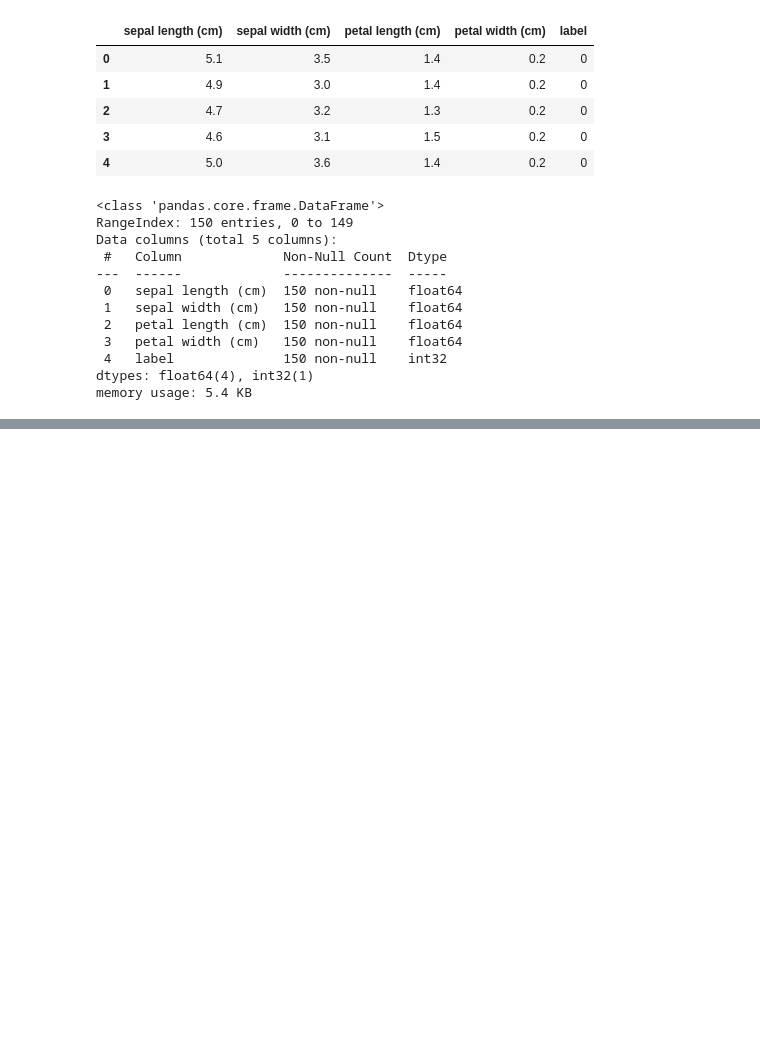
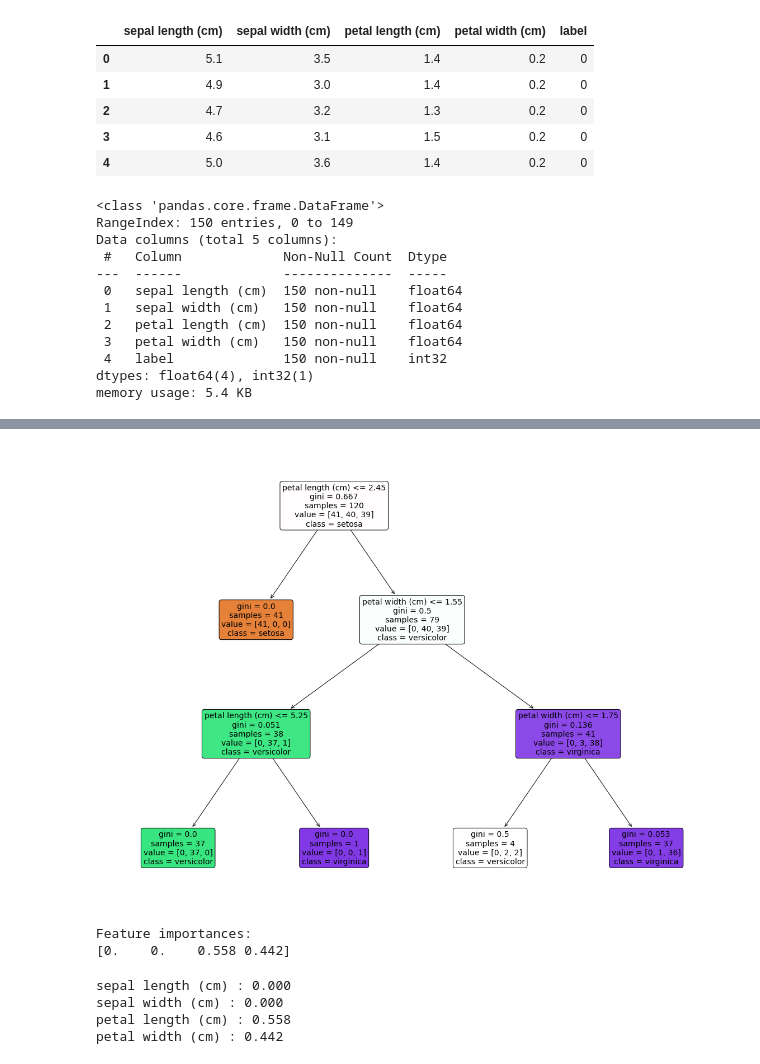
Before and after one commit to SeunghyeChae/CAKD3_tmdhey, a Jupyter notebook: 머신러닝/ml_붓꽃_품종예측.ipynb, the cells around one changed output, grey strips where cells are left out. Cells and saved outputs as stored; diff of their text form; code cells hidden in the pictures; blank space fills up the shorter version.

```diff
--- a/머신러닝/ml_붓꽃_품종예측.ipynb
+++ b/머신러닝/ml_붓꽃_품종예측.ipynb
@@ -73,4 +73,4 @@ X_train, X_test, y_train, y_test = train_test_split(iris_data,
 # %%
-dt_clf = DecisionTreeClassifier()
+dt_clf = DecisionTreeClassifier(criterion='gini',max_depth=3,random_state=156) # gini 기준으로 최대깊이3 --> 과적합 방지
 dt_clf.fit(X_train,y_train)  #학습 수행
 # %% [output]
@@ -107,0 +133,13 @@ y가 연속이든 독립이든 상관없는데
+# %%
+import matplotlib.pyplot as plt
+from sklearn import tree
+
+plt.figure(figsize= (20,15))
+tree.plot_tree(dt_clf,filled=True,
+              feature_names= iris.feature_names,
+              class_names= iris.target_names,
+              rounded= True, fontsize=14,  # 박스 라운드처리
+              )
+plt.show()
+# %% [output]
+[figure, added]
@@ -107,0 +149,19 @@ y가 연속이든 독립이든 상관없는데
+# %%
+import seaborn as sns
+import numpy as np
+
+# feature별 importance 추출
+print("Feature importances:\n{0}".format(np.round(dt_clf.feature_importances_,3)))
+# %% [output]
+Feature importances:
+[0.    0.    0.558 0.442]
+# %%
+# feature별 importance 매핑
+
+for name, value in zip (iris.feature_names, dt_clf.feature_importances_):
+    print('{0} : {1:.3f}'.format(name,value))
+# %% [output]
+sepal length (cm) : 0.000
+sepal width (cm) : 0.000
+petal length (cm) : 0.558
+petal width (cm) : 0.442
```
Also changed, not shown: parts of 9 cells of this notebook, 51 other files.
